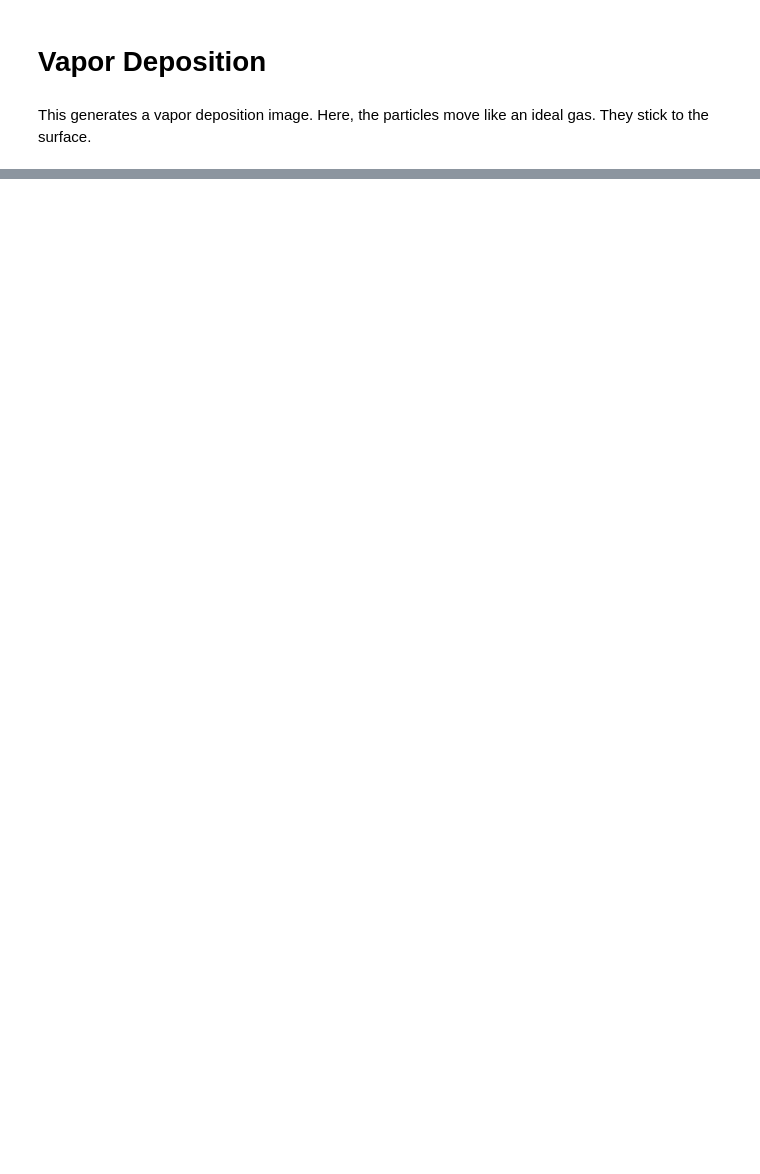
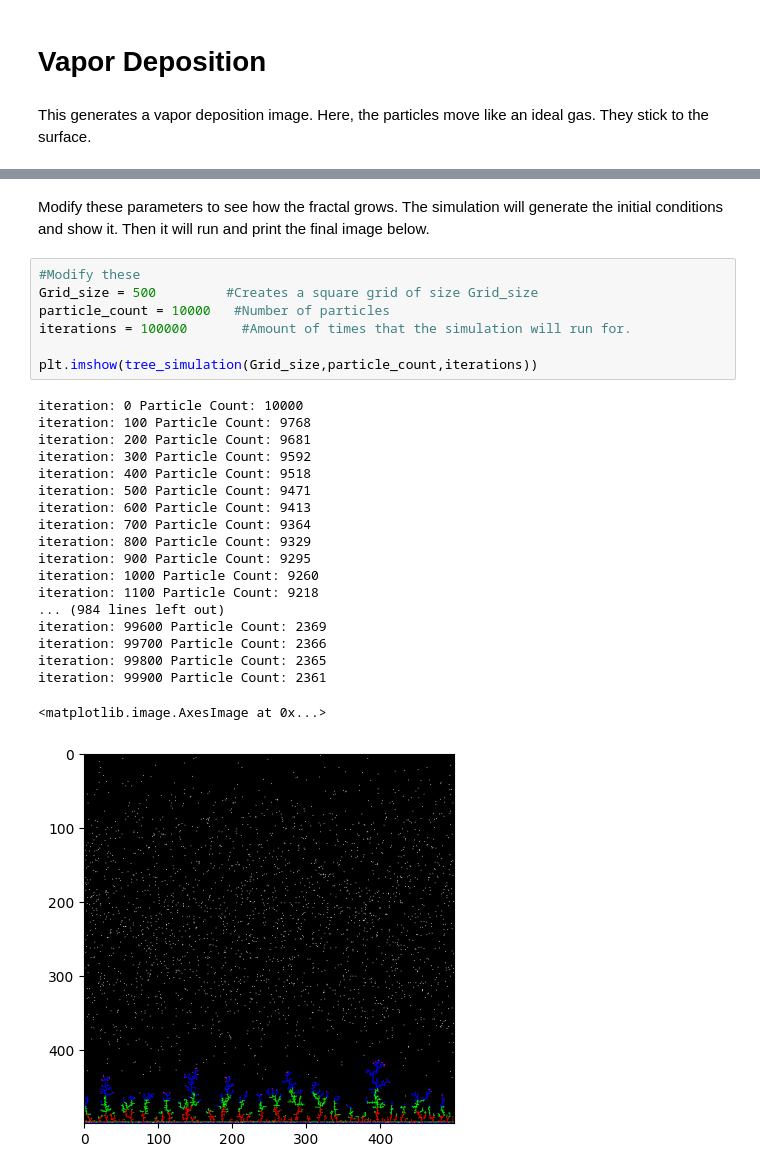
Before and after one commit to Rmend0908/Ballistic_Deposition, a Jupyter notebook: Vapor_Deposition.ipynb, the cells around one changed output, grey strips where cells are left out. Cells and saved outputs as stored; diff of their text form; blank space fills up the shorter version.

```diff
--- a/Vapor_Deposition.ipynb
+++ b/Vapor_Deposition.ipynb
@@ -158,0 +137,29 @@ Wall time: 37.4 s
+# %% [markdown]
+<p> Modify these parameters to see how the fractal grows. The simulation will generate the initial conditions and show it. Then it will run and print the final image below. </p>
+# %%
+#Modify these
+Grid_size = 500         #Creates a square grid of size Grid_size
+particle_count = 10000   #Number of particles
+iterations = 100000       #Amount of times that the simulation will run for.
+
+plt.imshow(tree_simulation(Grid_size,particle_count,iterations))
+# %% [output]
+iteration: 0 Particle Count: 10000
+iteration: 100 Particle Count: 9768
+iteration: 200 Particle Count: 9681
+iteration: 300 Particle Count: 9592
+iteration: 400 Particle Count: 9518
+iteration: 500 Particle Count: 9471
+iteration: 600 Particle Count: 9413
+iteration: 700 Particle Count: 9364
+iteration: 800 Particle Count: 9329
+iteration: 900 Particle Count: 9295
+iteration: 1000 Particle Count: 9260
+iteration: 1100 Particle Count: 9218
+... (984 lines left out)
+iteration: 99600 Particle Count: 2369
+iteration: 99700 Particle Count: 2366
+iteration: 99800 Particle Count: 2365
+iteration: 99900 Particle Count: 2361
+<matplotlib.image.AxesImage at 0x...>
+[figure, added]
```
Also changed, not shown: parts of 1 cell of this notebook, 1 other file.
